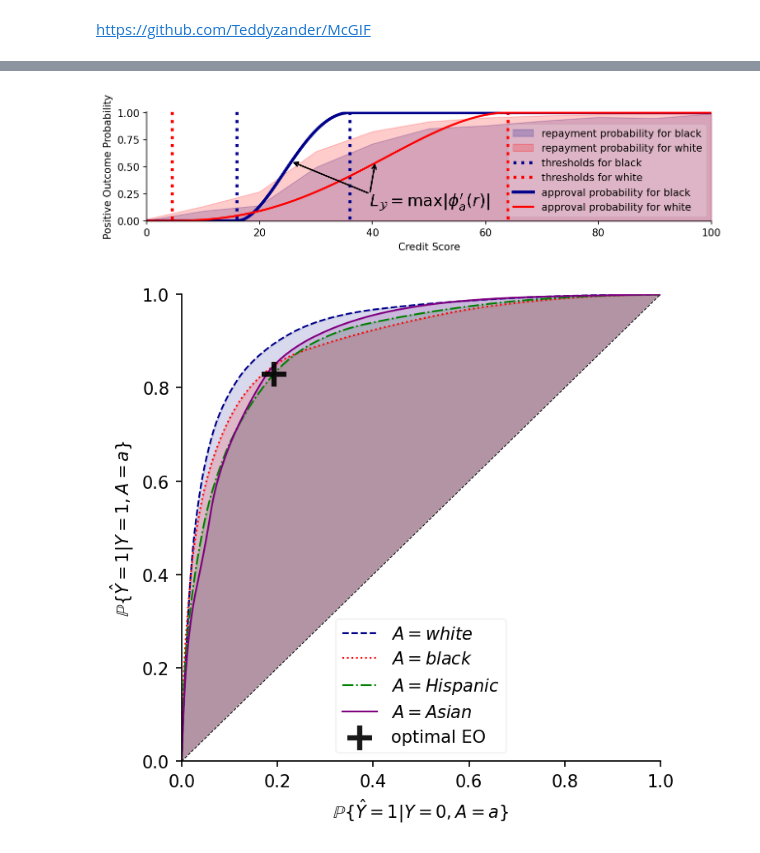
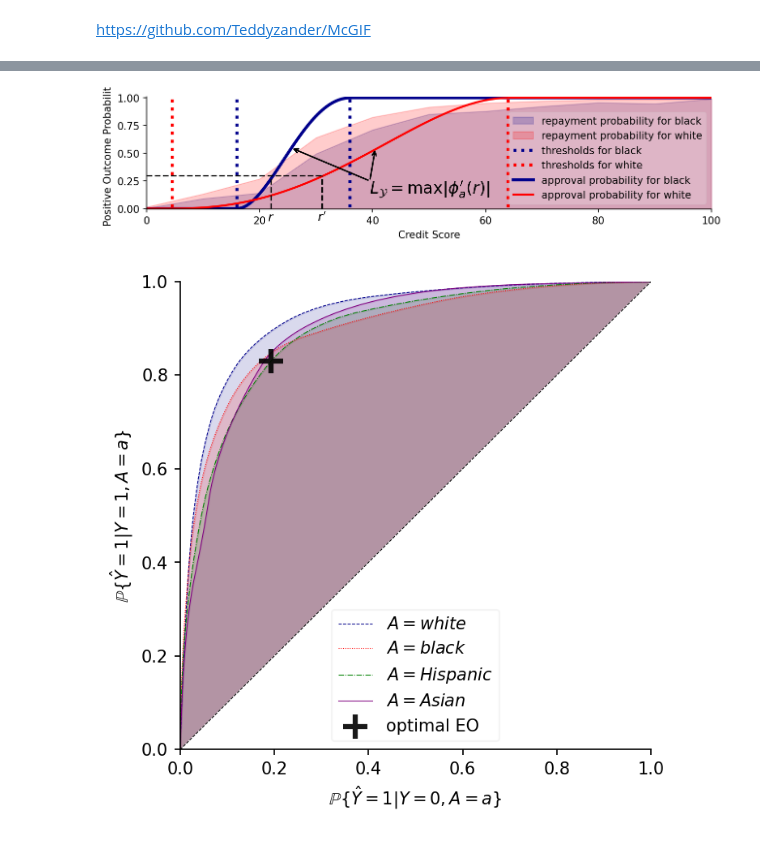
Before and after one commit to Teddyzander/McGIF, a Jupyter notebook: plotter_full.ipynb, the cells around one changed output, grey strips where cells are left out. Cells and saved outputs as stored; diff of their text form; code cells hidden in the pictures.

Commit message:
New labels in credit score binary plotting
Changed ROC curve to be thicker on zoom

```diff
--- a/plotter_full.ipynb
+++ b/plotter_full.ipynb
@@ -154,6 +154,6 @@ max diff: 1.3894230891740467
 # %%
 fairness = (
-#    0  # fixed randomisation
+    #0  # fixed randomisation
     1  # preferential randomisation
 )
 fairness_name = ['fixed_randomisation', 'preferential_randomisation'][fairness]
@@ -222,36 +222,53 @@ plt.plot(xblack, yblack, linestyle='-', color=colors[0], label=r'approval probab
 plt.hlines(0, 0, T0black, linestyle='-', color=colors[0], alpha=1, linewidth=width)
 plt.hlines(1, T1black, 100, linestyle='-', color=colors[0], alpha=1, linewidth=width)
 # plt.hlines(pwhite, T0white, T1white, linestyle='-', color=colors[1], label=r'approval probability for white', alpha=1, linewidth=width/1.5)
 plt.plot(xwhite, ywhite, linestyle='-', color=colors[1], label=r'approval probability for white', alpha=1, linewidth=width/1.5)
 plt.hlines(0, 0, T0white, linestyle='-', color=colors[1], alpha=1, linewidth=width/1.5)
 plt.hlines(1, T1white, 100, linestyle='-', color=colors[1], alpha=1, linewidth=width/1.5)
 
 plt.xlim([0, 100])
 plt.ylim([-0.005, 1.01])
 
 plt.xlabel(r'Credit Score')
 plt.ylabel(r'Positive Outcome Probability')
 
 plt.legend(loc='lower right', fancybox=True, framealpha=0.2)
 
 if fairness:
     plt.text(39.5, 0.17, r'$L_\mathcal{Y} = \max \vert \phi^\prime_a(r) \vert$', va='center', rotation='horizontal', fontsize=16)
 
     plt.annotate("", xy=(39.5, 0.25), xytext=(25.5, 0.55),
                 arrowprops=dict(arrowstyle="<-", lw=1.5))
     plt.annotate("", xy=(39.5, 0.25), xytext=(40.5, 0.55),
                 arrowprops=dict(arrowstyle="<-", lw=1.5))
+    plt.hlines(0.3, 0, 31, color='k', linestyle='--')
+    plt.vlines(22, 0, 0.3, color='k', linestyle='--')
+    plt.vlines(31, 0, 0.3, color='k', linestyle='--')
+    plt.text(22, -0.08, r'$r$', va='center', ha='center',
+           rotation='horizontal', fontsize=12)
+    plt.text(31, -0.08, r'$r^\prime$', va='center', ha='center',
+           rotation='horizontal', fontsize=12)
+
+else:
+  plt.text(22.5-7, 0.4, 'equalised\nindividual\nodds gap', va='center', ha='center',
+           rotation='horizontal', fontsize=12)
+  plt.annotate("", xy=(22.5-1, 0.09), xytext=(22.5-1, 0.78),
+                arrowprops=dict(arrowstyle="<->", lw=1.5))
 
 #plt.show()
 plt.savefig(
     f'figs/{fairness_name}.pdf',
     dpi=300,
     bbox_inches='tight',
     pad_inches=0)
 # %% [output]
-[figure, old version]
+[figure, new version]
 # %%
-zoom = 0
+zoom = False
+
+width = 0.5
+if zoom:
+  width = 2
 
 if zoom:
     plt.rcParams['ytick.left'] = plt.rcParams['ytick.labelleft'] = False
@@ -280,11 +297,11 @@ y = np.linspace(1, 0, len(FPR[:, 0]))
 plt.figure(figsize=(5, 5), dpi=150)
 
 for a in range(0, 4):
-    plt.plot(FPR[:, a], TPR[:, a], linewidth=1, linestyle=style[a], label=r"$A={}$".format(groups[a]), color=colours[a])
+    plt.plot(FPR[:, a], TPR[:, a], linewidth=width, linestyle=style[a], label=r"$A={}$".format(groups[a]), color=colours[a])
     plt.fill_between(FPR[:, a], TPR[:, a], alpha=0.15, color=colours[a])
     plt.fill_between(x,x,color="white",alpha=1)
 
-plt.plot(x, x, linestyle='--', color='black', linewidth=0.5)
+plt.plot(x, x, linestyle='--', color='black', linewidth=width)
 # plt.plot(x, y, linestyle='--', color='black', linewidth=0.5)
 #plt.plot([FP_con], [TP_con], marker="+", markersize=15, markeredgecolor="black",
 #         markerfacecolor="black",
@@ -321,4 +338,4 @@ plt.savefig(
     bbox_inches='tight',
     pad_inches=0)
 # %% [output]
-[figure, old version]
+[figure, new version]
```
Also changed, not shown: parts of 1 cell of this notebook.
